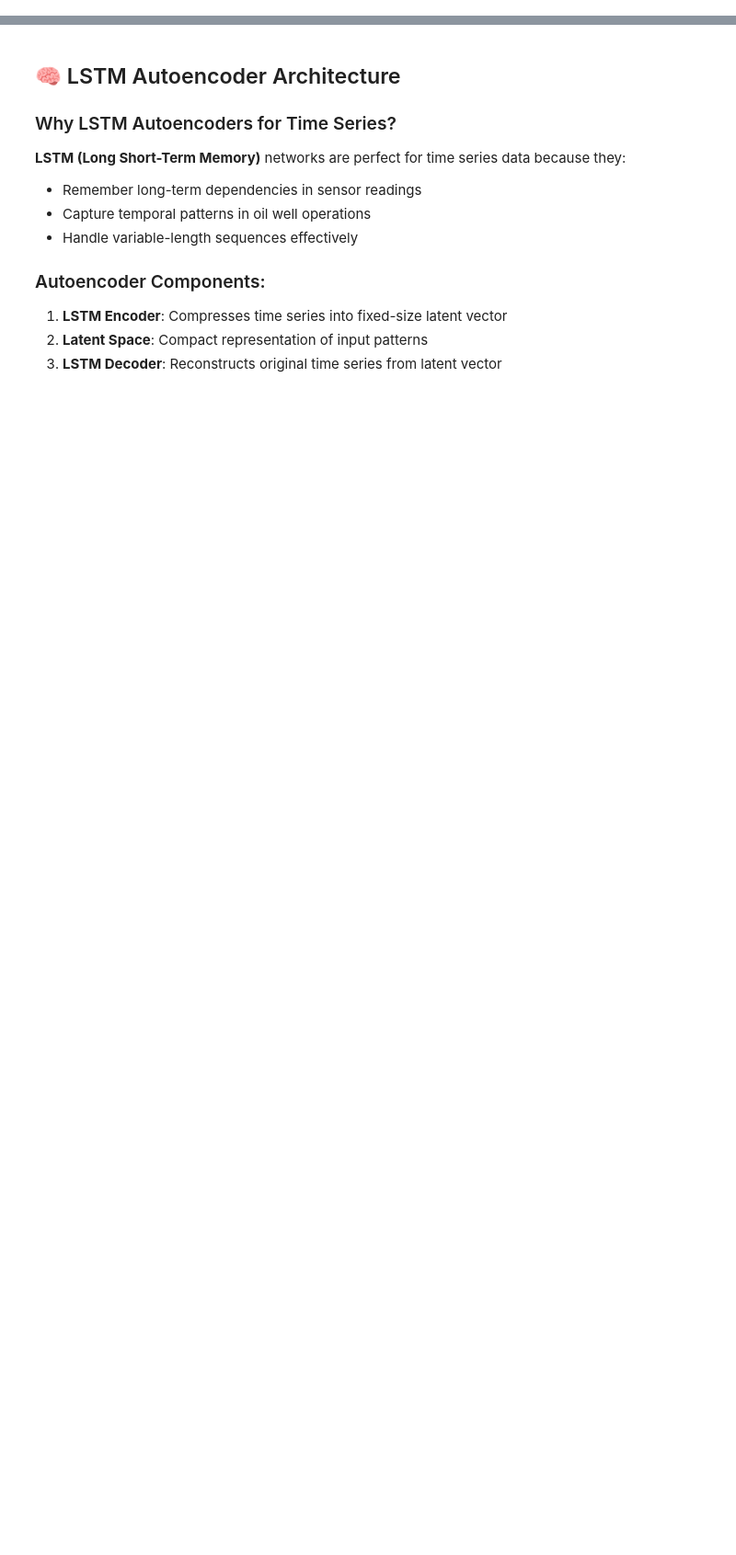
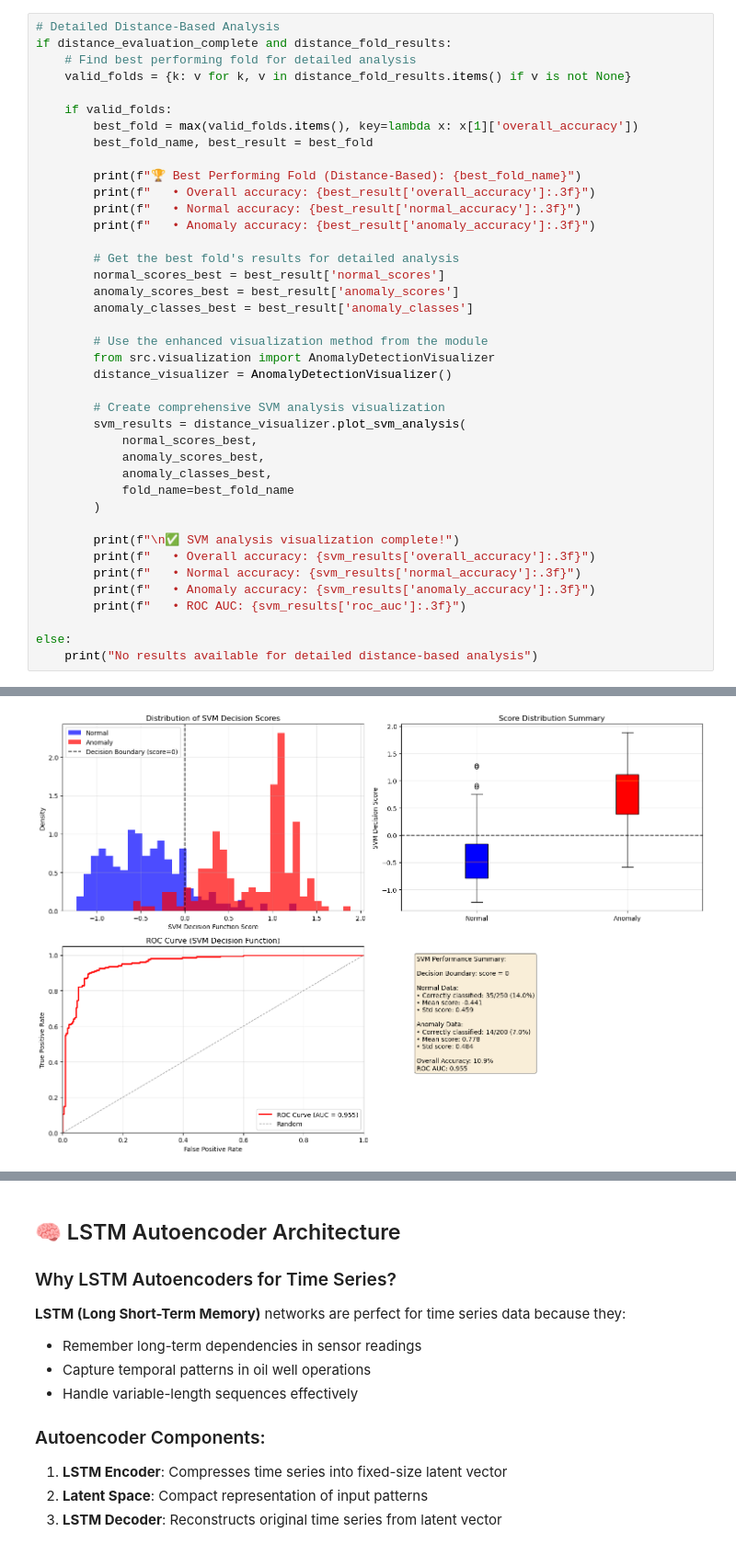
Before and after one commit to petrobras/3W, a Jupyter notebook: resources/introduction_to_ml_applied_to_mts/3_introduction_to_unsupervised_learning.ipynb, the cells around one changed output, grey strips where cells are left out. Shown at 92% size. Saved outputs shown, nothing was run; the diff lists cells and outputs as text; blank space fills up the shorter version.

```diff
--- a/resources/introduction_to_ml_applied_to_mts/3_introduction_to_unsupervised_learning.ipynb
+++ b/resources/introduction_to_ml_applied_to_mts/3_introduction_to_unsupervised_learning.ipynb
@@ -0,0 +285,41 @@
+# %%
+# Detailed Distance-Based Analysis
+if distance_evaluation_complete and distance_fold_results:
+    # Find best performing fold for detailed analysis
+    valid_folds = {k: v for k, v in distance_fold_results.items() if v is not None}
+
+    if valid_folds:
+        best_fold = max(valid_folds.items(), key=lambda x: x[1]['overall_accuracy'])
+        best_fold_name, best_result = best_fold
+
+        print(f"🏆 Best Performing Fold (Distance-Based): {best_fold_name}")
+        print(f"   • Overall accuracy: {best_result['overall_accuracy']:.3f}")
+        print(f"   • Normal accuracy: {best_result['normal_accuracy']:.3f}")
+        print(f"   • Anomaly accuracy: {best_result['anomaly_accuracy']:.3f}")
+
+        # Get the best fold's results for detailed analysis
+        normal_scores_best = best_result['normal_scores']
+        anomaly_scores_best = best_result['anomaly_scores']
+        anomaly_classes_best = best_result['anomaly_classes']
+
+        # Use the enhanced visualization method from the module
+        from src.visualization import AnomalyDetectionVisualizer
+        distance_visualizer = AnomalyDetectionVisualizer()
+
+        # Create comprehensive SVM analysis visualization
+        svm_results = distance_visualizer.plot_svm_analysis(
+            normal_scores_best,
+            anomaly_scores_best,
+            anomaly_classes_best,
+            fold_name=best_fold_name
+        )
+
+        print(f"\n✅ SVM analysis visualization complete!")
+        print(f"   • Overall accuracy: {svm_results['overall_accuracy']:.3f}")
+        print(f"   • Normal accuracy: {svm_results['normal_accuracy']:.3f}")
+        print(f"   • Anomaly accuracy: {svm_results['anomaly_accuracy']:.3f}")
+        print(f"   • ROC AUC: {svm_results['roc_auc']:.3f}")
+
+else:
+    print("No results available for detailed distance-based analysis")
+# %% [output]
@@ -0,0 +336 @@
+[figure, added]
```
Also changed, not shown: parts of 41 cells of this notebook, 6 other files.
